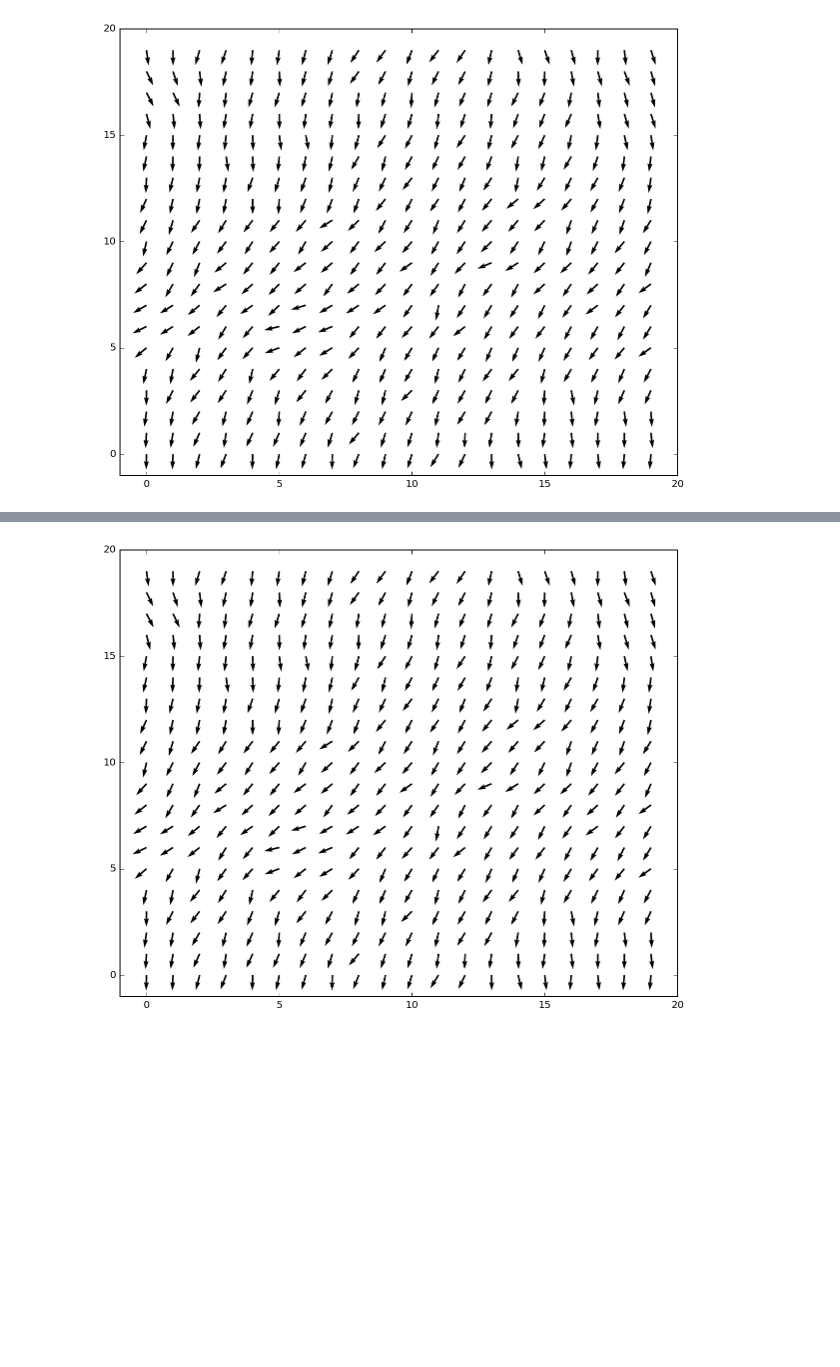
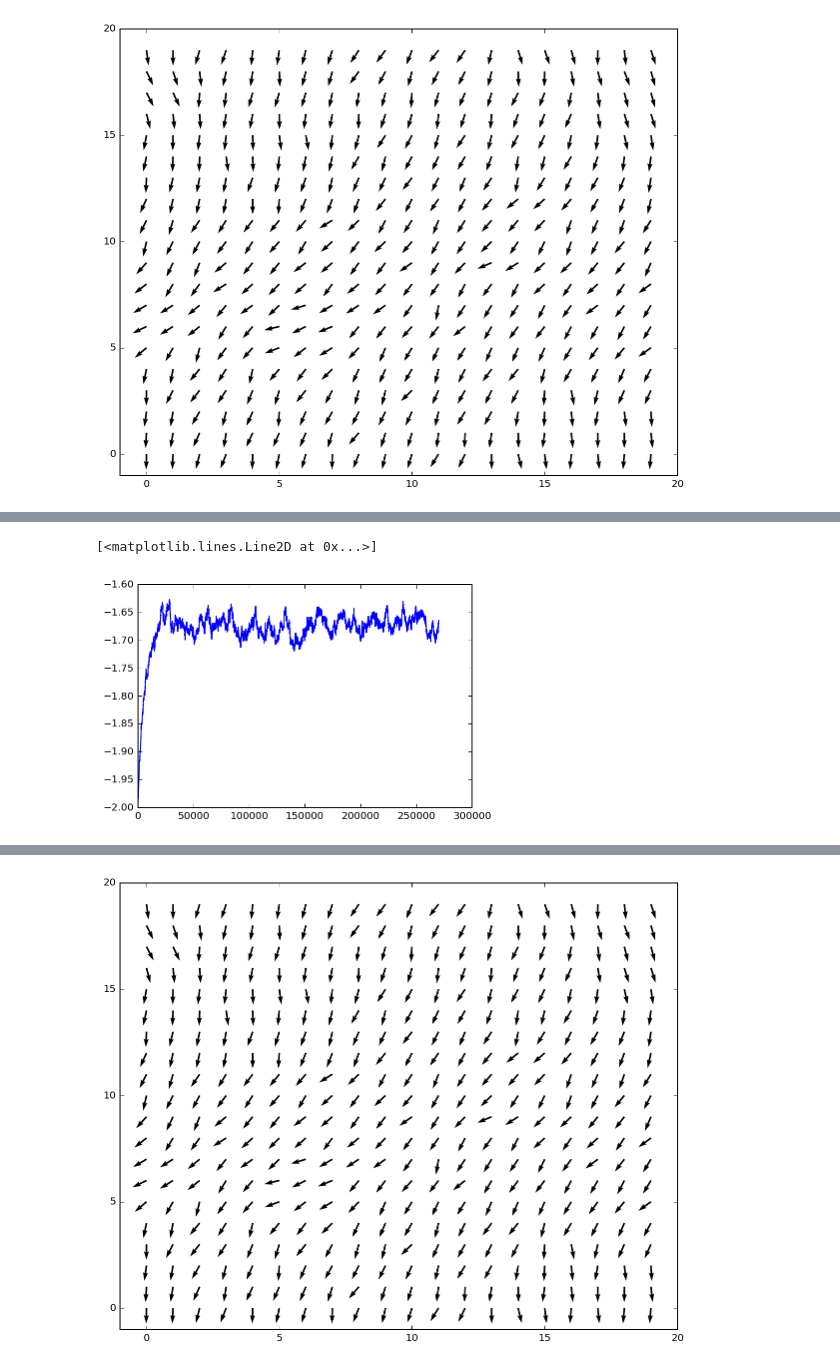
Before and after one commit to kaitshin/PHYSICS113-final-project, a Jupyter notebook: XY_Model.ipynb, the cells around one changed output, grey strips where cells are left out. Drawn from its saved outputs; the diff is of its cells as text; code cells hidden in the pictures; blank space fills up the shorter version.

```diff
--- a/XY_Model.ipynb
+++ b/XY_Model.ipynb
@@ -328,0 +440,18 @@ T_c?: 0.0178195488722 // 0.0334586466165
+# %%
+L=30
+grid = np.ones((L,L))
+# grid = rs.rand(*(L,L))
+H_mtx = init_H_matrix(grid, J)
+H = np.sum(H_mtx)/2.0
+H_vals= [H]
+
+T=1.0
+nsteps = 300 * L**2
+HH = []
+for nn in range(nsteps):
+    grid, H_mtx, H = step(grid, J, H_mtx, H, T, rs, return_vals=True)
+    HH.append(H)
+plt.plot(range(nsteps), np.array(HH)/L**2)
+# %% [output]
+[<matplotlib.lines.Line2D at 0x...>]
+[figure, added]
```
Also changed, not shown: parts of 20 cells of this notebook.
